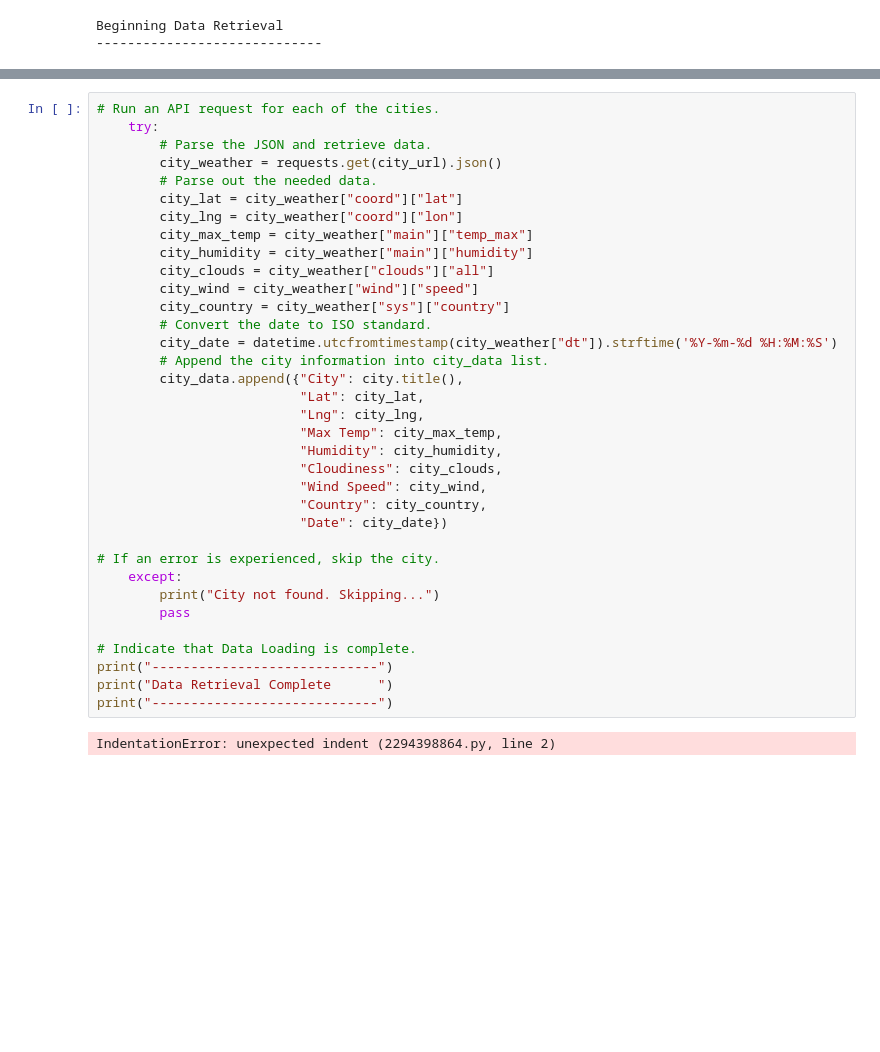
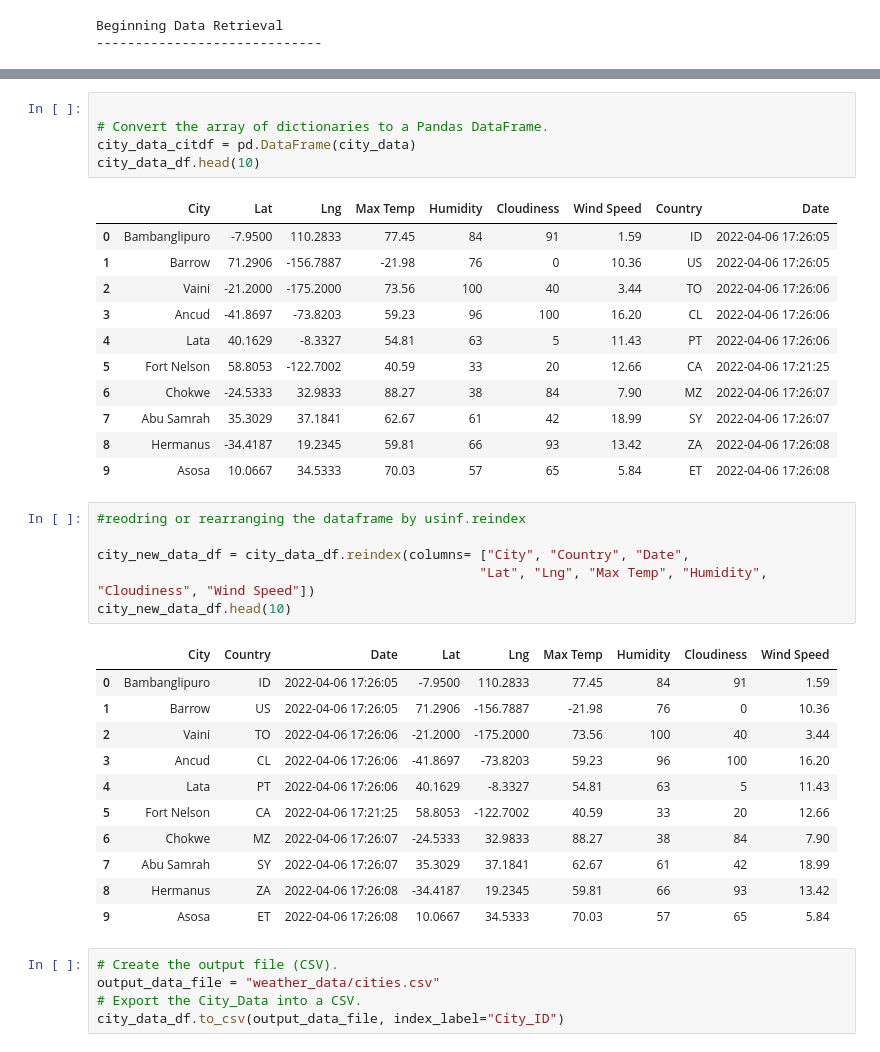
Before and after one commit to Punithakrishnan/World_Weather_Analysis, a Jupyter notebook: WeatherPy.ipynb, the cells around one changed output, grey strips where cells are left out. Drawn from its saved outputs; the diff is of its cells as text; blank space fills up the shorter version.

Commit message:
weatherpy

```diff
--- a/WeatherPy.ipynb
+++ b/WeatherPy.ipynb
@@ -96,37 +132,40 @@ Processing Record 22 of Set 13 | shaoyang
 # %%
-# Run an API request for each of the cities.
-    try:
-        # Parse the JSON and retrieve data.
-        city_weather = requests.get(city_url).json()
-        # Parse out the needed data.
-        city_lat = city_weather["coord"]["lat"]
-        city_lng = city_weather["coord"]["lon"]
-        city_max_temp = city_weather["main"]["temp_max"]
-        city_humidity = city_weather["main"]["humidity"]
-        city_clouds = city_weather["clouds"]["all"]
-        city_wind = city_weather["wind"]["speed"]
-        city_country = city_weather["sys"]["country"]
-        # Convert the date to ISO standard.
-        city_date = datetime.utcfromtimestamp(city_weather["dt"]).strftime('%Y-%m-%d %H:%M:%S')
-        # Append the city information into city_data list.
-        city_data.append({"City": city.title(),
-                          "Lat": city_lat,
-                          "Lng": city_lng,
-                          "Max Temp": city_max_temp,
-                          "Humidity": city_humidity,
-                          "Cloudiness": city_clouds,
-                          "Wind Speed": city_wind,
-                          "Country": city_country,
-                          "Date": city_date})
 
-# If an error is experienced, skip the city.
-    except:
-        print("City not found. Skipping...")
-        pass
-
-# Indicate that Data Loading is complete.
-print("-----------------------------")
-print("Data Retrieval Complete      ")
-print("-----------------------------")
+# Convert the array of dictionaries to a Pandas DataFrame.
+city_data_citdf = pd.DataFrame(city_data)
+city_data_df.head(10)
 # %% [output]
-IndentationError: unexpected indent (2294398864.py, line 2)
+|  | City | Lat | Lng | Max Temp | Humidity | Cloudiness | Wind Speed | Country | Date |
+| 0 | Bambanglipuro | -7.9500 | 110.2833 | 77.45 | 84 | 91 | 1.59 | ID | 2022-04-06 17:26:05 |
+| 1 | Barrow | 71.2906 | -156.7887 | -21.98 | 76 | 0 | 10.36 | US | 2022-04-06 17:26:05 |
+| 2 | Vaini | -21.2000 | -175.2000 | 73.56 | 100 | 40 | 3.44 | TO | 2022-04-06 17:26:06 |
+| 3 | Ancud | -41.8697 | -73.8203 | 59.23 | 96 | 100 | 16.20 | CL | 2022-04-06 17:26:06 |
+| 4 | Lata | 40.1629 | -8.3327 | 54.81 | 63 | 5 | 11.43 | PT | 2022-04-06 17:26:06 |
+| 5 | Fort Nelson | 58.8053 | -122.7002 | 40.59 | 33 | 20 | 12.66 | CA | 2022-04-06 17:21:25 |
+| 6 | Chokwe | -24.5333 | 32.9833 | 88.27 | 38 | 84 | 7.90 | MZ | 2022-04-06 17:26:07 |
+| 7 | Abu Samrah | 35.3029 | 37.1841 | 62.67 | 61 | 42 | 18.99 | SY | 2022-04-06 17:26:07 |
+| 8 | Hermanus | -34.4187 | 19.2345 | 59.81 | 66 | 93 | 13.42 | ZA | 2022-04-06 17:26:08 |
+| 9 | Asosa | 10.0667 | 34.5333 | 70.03 | 57 | 65 | 5.84 | ET | 2022-04-06 17:26:08 |
+# %%
+#reodring or rearranging the dataframe by usinf.reindex
+
+city_new_data_df = city_data_df.reindex(columns= ["City", "Country", "Date",
+                                                 "Lat", "Lng", "Max Temp", "Humidity", "Cloudiness", "Wind Speed"])
+city_new_data_df.head(10)
+# %% [output]
+|  | City | Country | Date | Lat | Lng | Max Temp | Humidity | Cloudiness | Wind Speed |
+| 0 | Bambanglipuro | ID | 2022-04-06 17:26:05 | -7.9500 | 110.2833 | 77.45 | 84 | 91 | 1.59 |
+| 1 | Barrow | US | 2022-04-06 17:26:05 | 71.2906 | -156.7887 | -21.98 | 76 | 0 | 10.36 |
+| 2 | Vaini | TO | 2022-04-06 17:26:06 | -21.2000 | -175.2000 | 73.56 | 100 | 40 | 3.44 |
+| 3 | Ancud | CL | 2022-04-06 17:26:06 | -41.8697 | -73.8203 | 59.23 | 96 | 100 | 16.20 |
+| 4 | Lata | PT | 2022-04-06 17:26:06 | 40.1629 | -8.3327 | 54.81 | 63 | 5 | 11.43 |
+| 5 | Fort Nelson | CA | 2022-04-06 17:21:25 | 58.8053 | -122.7002 | 40.59 | 33 | 20 | 12.66 |
+| 6 | Chokwe | MZ | 2022-04-06 17:26:07 | -24.5333 | 32.9833 | 88.27 | 38 | 84 | 7.90 |
+| 7 | Abu Samrah | SY | 2022-04-06 17:26:07 | 35.3029 | 37.1841 | 62.67 | 61 | 42 | 18.99 |
+| 8 | Hermanus | ZA | 2022-04-06 17:26:08 | -34.4187 | 19.2345 | 59.81 | 66 | 93 | 13.42 |
+| 9 | Asosa | ET | 2022-04-06 17:26:08 | 10.0667 | 34.5333 | 70.03 | 57 | 65 | 5.84 |
+# %%
+# Create the output file (CSV).
+output_data_file = "weather_data/cities.csv"
+# Export the City_Data into a CSV.
+city_data_df.to_csv(output_data_file, index_label="City_ID")
```
Also changed, not shown: parts of 2 cells of this notebook, 1 other file.
